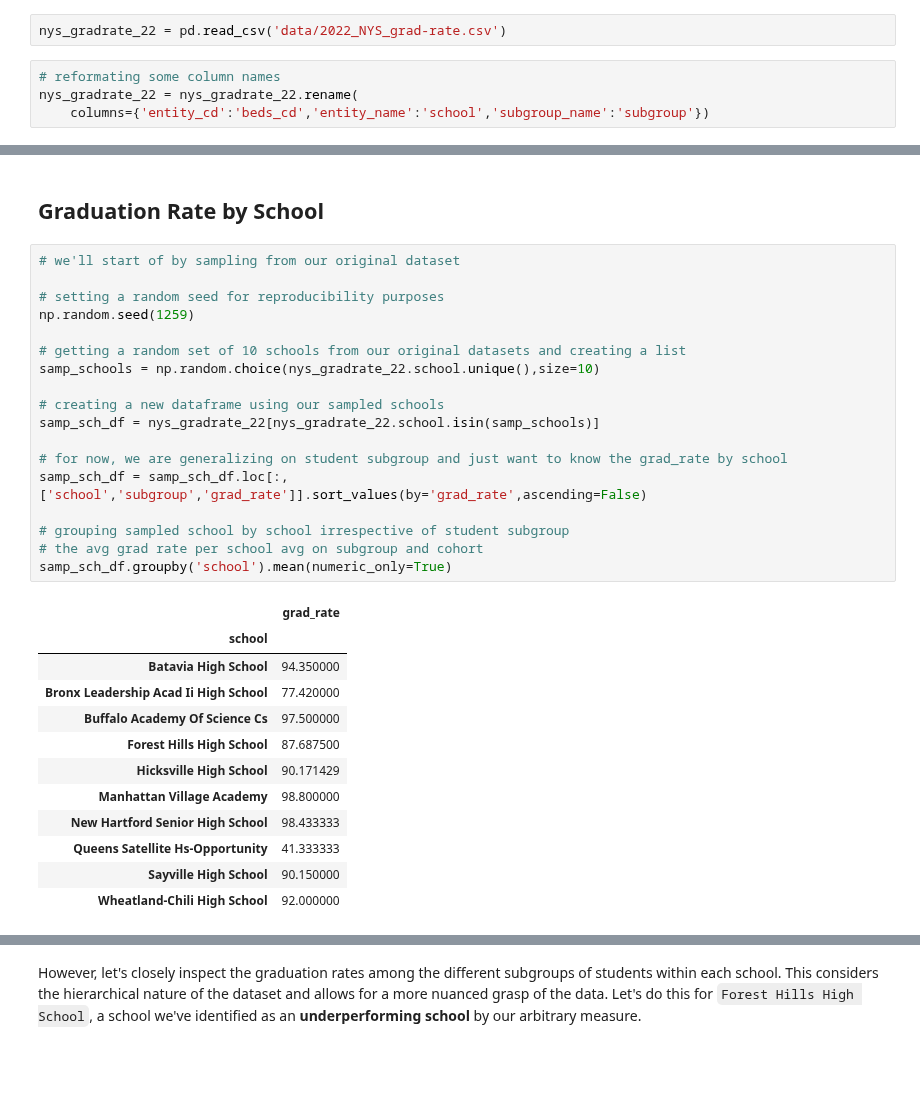
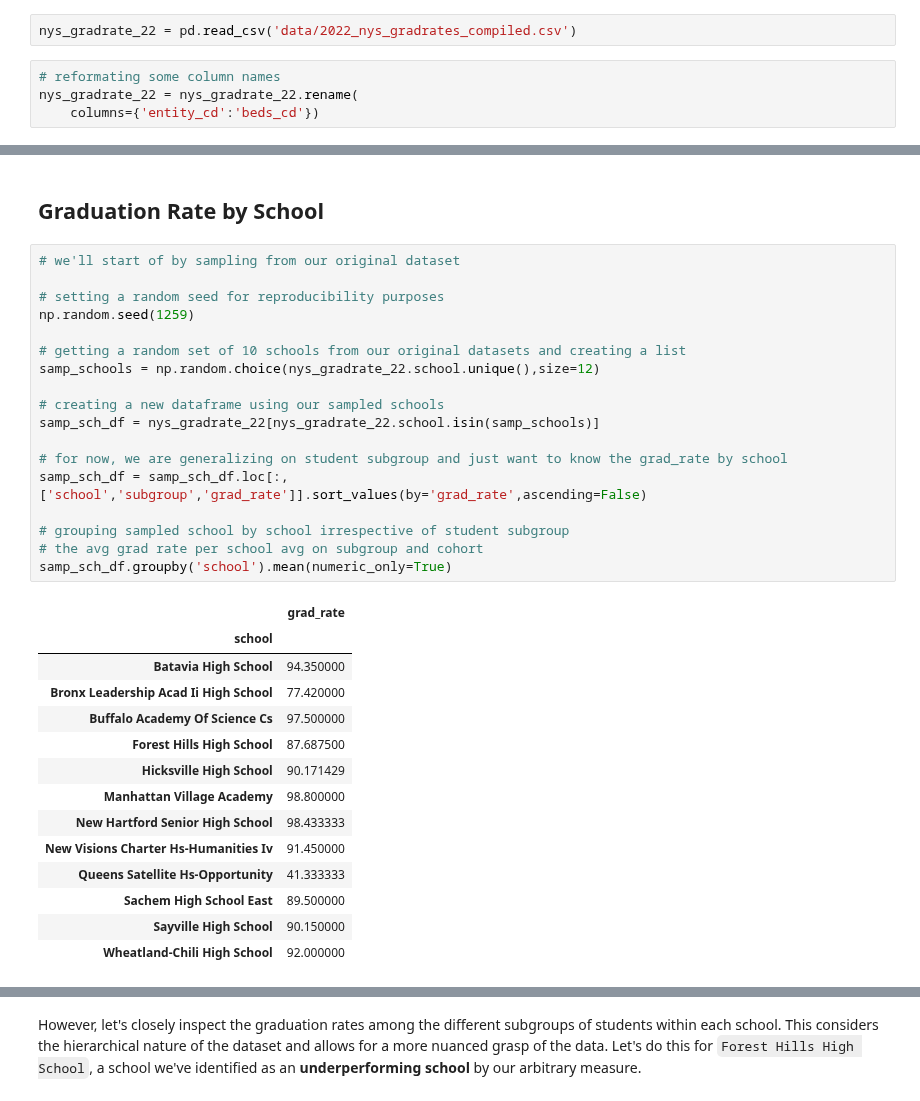
Before and after one commit to asoylatte03/nys-ell-grad-rate, a Jupyter notebook: exploratory data analysis.ipynb, the cells around one changed output, grey strips where cells are left out. Drawn from its saved outputs; the diff is of its cells as text; blank space fills up the shorter version.

```diff
--- a/exploratory data analysis.ipynb
+++ b/exploratory data analysis.ipynb
@@ -14,11 +14,11 @@ style.use('fivethirtyeight')
 # %% [markdown]
 ## Datasets
 # %%
-nys_gradrate_22 = pd.read_csv('data/2022_NYS_grad-rate.csv')
+nys_gradrate_22 = pd.read_csv('data/2022_nys_gradrates_compiled.csv')
 # %%
 # reformating some column names
 nys_gradrate_22 = nys_gradrate_22.rename(
-    columns={'entity_cd':'beds_cd','entity_name':'school','subgroup_name':'subgroup'})
+    columns={'entity_cd':'beds_cd'})
 # %%
 nys_gradrate_22.head()
 # %% [output]
@@ -90,32 +92,34 @@ False
 # %%
 # we'll start of by sampling from our original dataset
 
 # setting a random seed for reproducibility purposes
 np.random.seed(1259)
 
 # getting a random set of 10 schools from our original datasets and creating a list
-samp_schools = np.random.choice(nys_gradrate_22.school.unique(),size=10)
+samp_schools = np.random.choice(nys_gradrate_22.school.unique(),size=12)
 
 # creating a new dataframe using our sampled schools
 samp_sch_df = nys_gradrate_22[nys_gradrate_22.school.isin(samp_schools)]
 
 # for now, we are generalizing on student subgroup and just want to know the grad_rate by school
 samp_sch_df = samp_sch_df.loc[:,['school','subgroup','grad_rate']].sort_values(by='grad_rate',ascending=False)
 
 # grouping sampled school by school irrespective of student subgroup
 # the avg grad rate per school avg on subgroup and cohort
 samp_sch_df.groupby('school').mean(numeric_only=True)
 # %% [output]
 |  | grad_rate |
 | school |  |
 | Batavia High School | 94.350000 |
 | Bronx Leadership Acad Ii High School | 77.420000 |
 | Buffalo Academy Of Science Cs | 97.500000 |
 | Forest Hills High School | 87.687500 |
 | Hicksville High School | 90.171429 |
 | Manhattan Village Academy | 98.800000 |
 | New Hartford Senior High School | 98.433333 |
+| New Visions Charter Hs-Humanities Iv | 91.450000 |
 | Queens Satellite Hs-Opportunity | 41.333333 |
+| Sachem High School East | 89.500000 |
 | Sayville High School | 90.150000 |
 | Wheatland-Chili High School | 92.000000 |
 # %%
```
Also changed, not shown: parts of 10 cells of this notebook.
